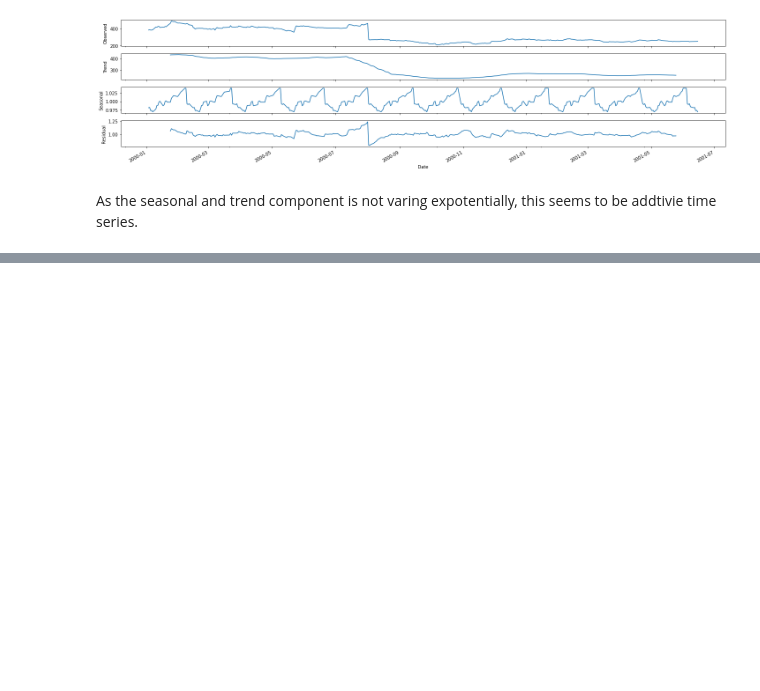
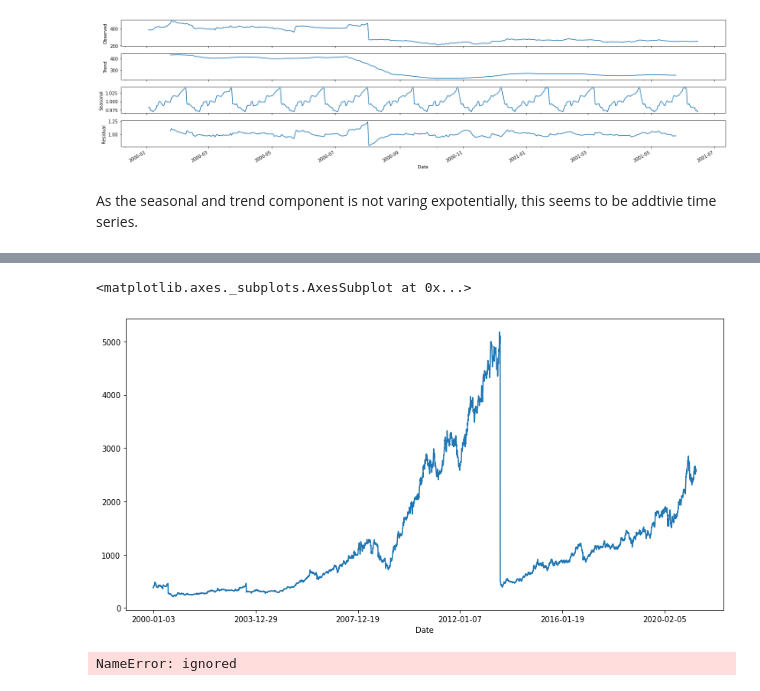
Before and after one commit to hargurjeet/MachineLearning, a Jupyter notebook: Nifty_50_Time_Series_Forecasting.ipynb, the cells around one changed output, grey strips where cells are left out. Saved outputs shown, nothing was run; the diff lists cells and outputs as text; code cells hidden in the pictures; blank space fills up the shorter version.

```diff
--- a/Nifty_50_Time_Series_Forecasting.ipynb
+++ b/Nifty_50_Time_Series_Forecasting.ipynb
@@ -122,3 +123,7 @@ result.plot()
 [figure]
 # %% [markdown]
 As the seasonal and trend component is not varing expotentially, this seems to be addtivie time series.
+# %%
+df = pd.read_csv("/content/nifty50-stock-market-data/ASIANPAINT.csv")
+df.set_index("Date", drop=False, inplace=True)
+df.head()
@@ -124,0 +138,5 @@ As the seasonal and trend component is not varing expotentially, this seems to b
+# %%
+df.VWAP.plot(figsize=(14, 7))
+# %% [output]
+<matplotlib.axes._subplots.AxesSubplot at 0x...>
+[figure, added]
@@ -124,0 +153,6 @@ As the seasonal and trend component is not varing expotentially, this seems to b
+# %%
+df_mean_3d = df_rolled_3d.mean().shift(1).reset_index().astype(np.float32)
+df_mean_7d = df_rolled_7d.mean().shift(1).reset_index().astype(np.float32)
+df_mean_30d = df_rolled_30d.mean().shift(1).reset_index().astype(np.float32)
+# %% [output]
+NameError: ignored
```
Also changed, not shown: parts of 4 cells of this notebook.
